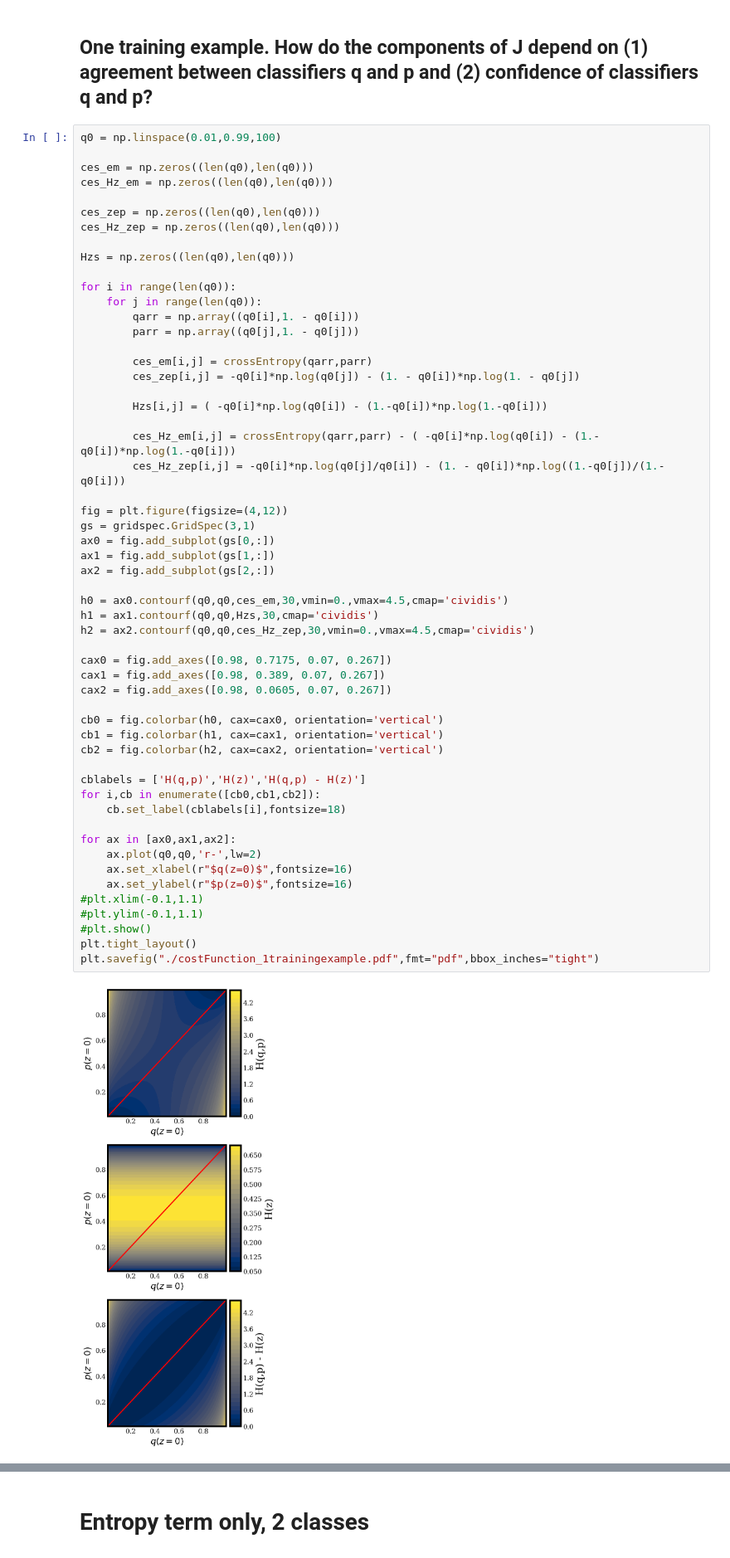
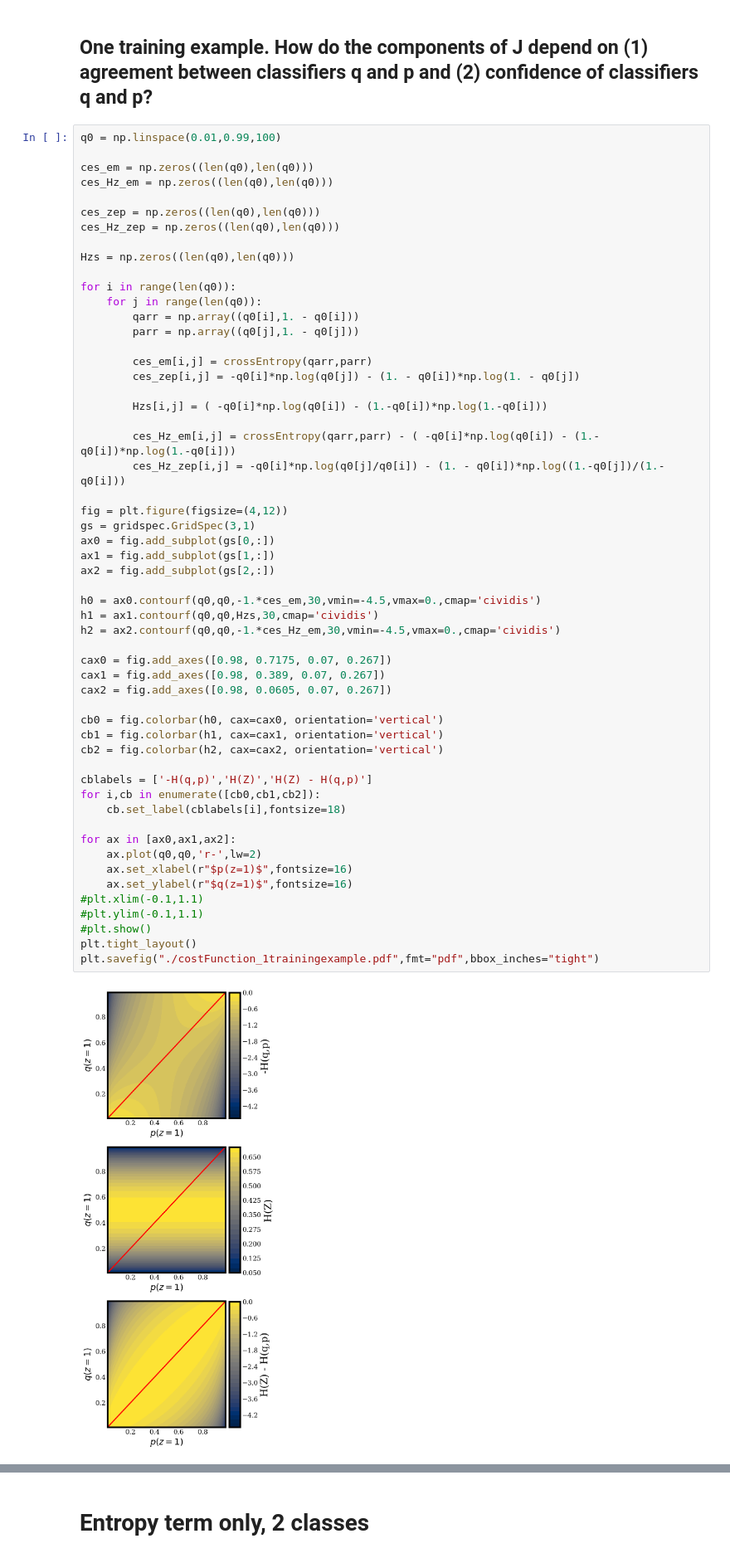
Before and after one commit to esandford/mmi-tagger, a Jupyter notebook: planettagger/costFunction.ipynb, the cells around one changed output, grey strips where cells are left out. Shown: that part at 83% size. Drawn from its saved outputs; the diff is of its cells as text.

```diff
--- a/planettagger/costFunction.ipynb
+++ b/planettagger/costFunction.ipynb
@@ -138,39 +138,39 @@ for i in range(len(q0)):
         ces_Hz_em[i,j] = crossEntropy(qarr,parr) - ( -q0[i]*np.log(q0[i]) - (1.-q0[i])*np.log(1.-q0[i]))
         ces_Hz_zep[i,j] = -q0[i]*np.log(q0[j]/q0[i]) - (1. - q0[i])*np.log((1.-q0[j])/(1.-q0[i]))
 
 fig = plt.figure(figsize=(4,12))
 gs = gridspec.GridSpec(3,1)
 ax0 = fig.add_subplot(gs[0,:])
 ax1 = fig.add_subplot(gs[1,:])
 ax2 = fig.add_subplot(gs[2,:])
 
-h0 = ax0.contourf(q0,q0,ces_em,30,vmin=0.,vmax=4.5,cmap='cividis')
+h0 = ax0.contourf(q0,q0,-1.*ces_em,30,vmin=-4.5,vmax=0.,cmap='cividis')
 h1 = ax1.contourf(q0,q0,Hzs,30,cmap='cividis')
-h2 = ax2.contourf(q0,q0,ces_Hz_zep,30,vmin=0.,vmax=4.5,cmap='cividis')
+h2 = ax2.contourf(q0,q0,-1.*ces_Hz_em,30,vmin=-4.5,vmax=0.,cmap='cividis')
 
 cax0 = fig.add_axes([0.98, 0.7175, 0.07, 0.267])
 cax1 = fig.add_axes([0.98, 0.389, 0.07, 0.267])
 cax2 = fig.add_axes([0.98, 0.0605, 0.07, 0.267])
 
 cb0 = fig.colorbar(h0, cax=cax0, orientation='vertical')
 cb1 = fig.colorbar(h1, cax=cax1, orientation='vertical')
 cb2 = fig.colorbar(h2, cax=cax2, orientation='vertical')
 
-cblabels = ['H(q,p)','H(z)','H(q,p) - H(z)']
+cblabels = ['-H(q,p)','H(Z)','H(Z) - H(q,p)']
 for i,cb in enumerate([cb0,cb1,cb2]):
     cb.set_label(cblabels[i],fontsize=18)
 
 for ax in [ax0,ax1,ax2]:
     ax.plot(q0,q0,'r-',lw=2)
-    ax.set_xlabel(r"$q(z=0)$",fontsize=16)
-    ax.set_ylabel(r"$p(z=0)$",fontsize=16)
+    ax.set_xlabel(r"$p(z=1)$",fontsize=16)
+    ax.set_ylabel(r"$q(z=1)$",fontsize=16)
 #plt.xlim(-0.1,1.1)
 #plt.ylim(-0.1,1.1)
 #plt.show()
 plt.tight_layout()
 plt.savefig("./costFunction_1trainingexample.pdf",fmt="pdf",bbox_inches="tight")
 # %% [output]
-[figure, old version]
+[figure, new version]
 # %% [markdown]
 ## Many identical training examples. How do the components of J depend on (1) agreement between classifiers q and p and (2) confidence of classifiers q and p?
 
```
Also changed, not shown: 2 other files.
